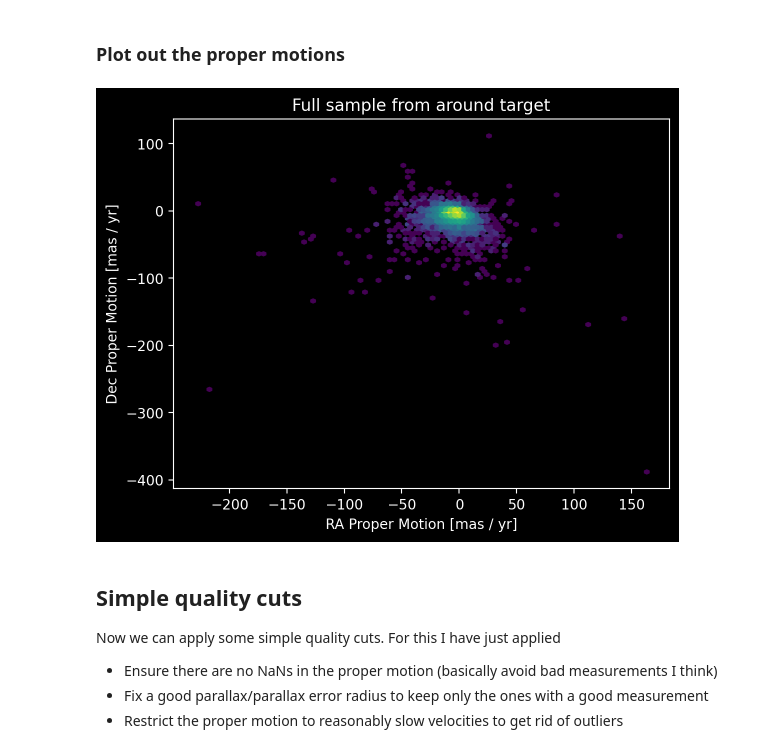
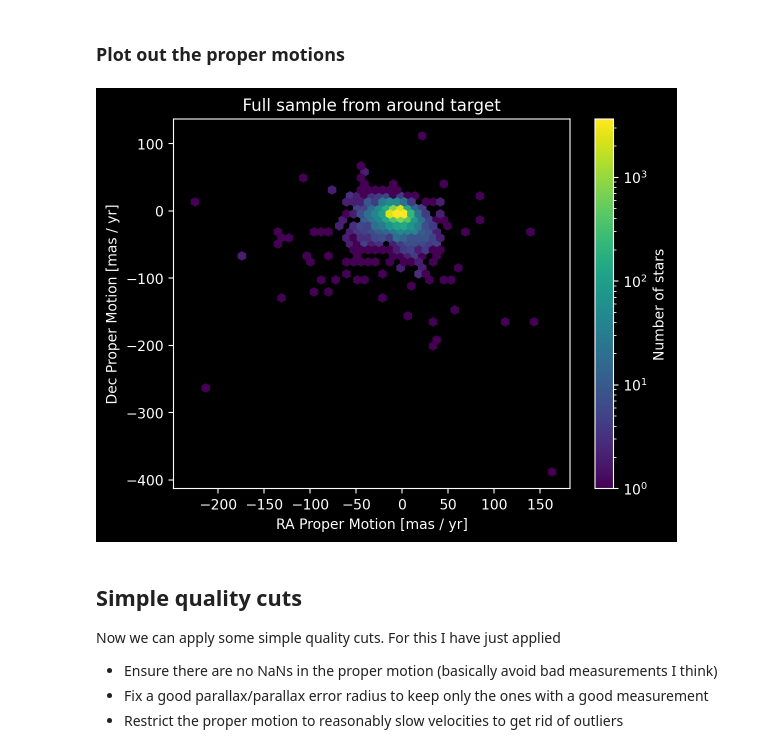
Before and after one commit to TomWagg/thermo_winter21, a Jupyter notebook: 511_galaxies/HW2.ipynb, the cells around one changed output. Cells and saved outputs as stored; diff of their text form; code cells hidden in the pictures.

```diff
--- a/511_galaxies/HW2.ipynb
+++ b/511_galaxies/HW2.ipynb
@@ -57,13 +59,14 @@ r
 # %% [markdown]
 ### Plot out the proper motions
 # %%
-plt.hexbin(r["pmra"], r["pmdec"], gridsize=100, bins="log")
+hb = plt.hexbin(r["pmra"], r["pmdec"], gridsize=50, bins="log")
+plt.colorbar(hb, label="Number of stars")
 plt.xlabel("RA Proper Motion [mas / yr]")
 plt.ylabel("Dec Proper Motion [mas / yr]")
 plt.title("Full sample from around target")
 plt.show()
 # %% [output]
-[figure, old version]
+[figure, new version]
 # %% [markdown]
 ## Simple quality cuts
 Now we can apply some simple quality cuts. For this I have just applied
```
Also changed, not shown: parts of 22 cells of this notebook, 1 other file.
